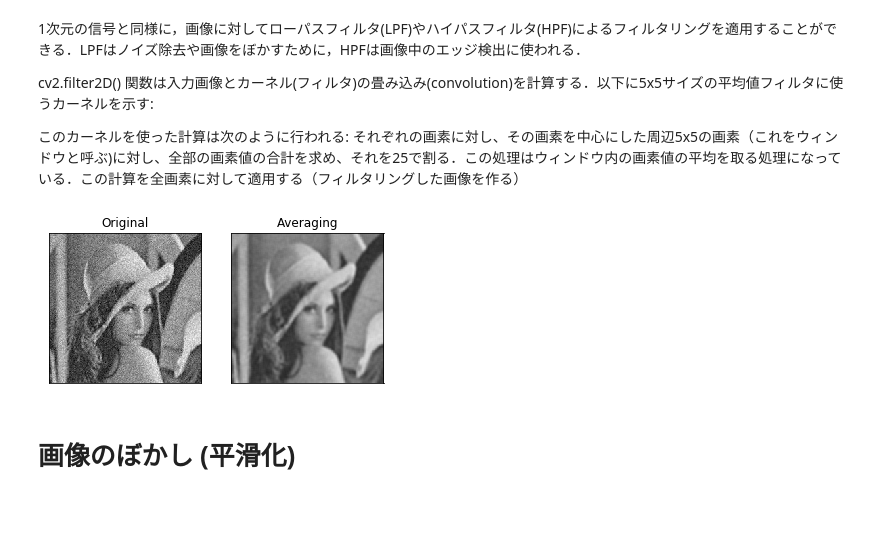
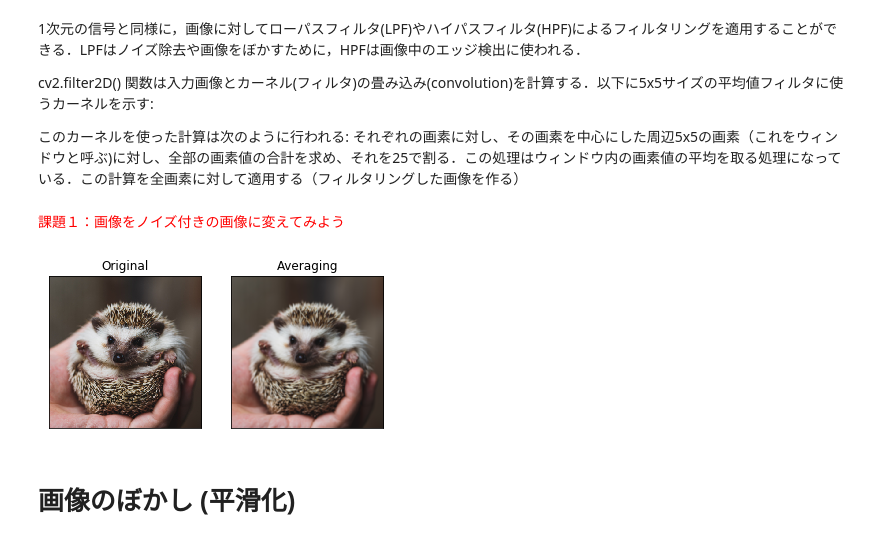
Before and after one commit to miyamotok0105/opencv_sample, a Jupyter notebook: tutorial/py_image_display/06画像の平滑化.ipynb, the cells around one changed output. Drawn from its saved outputs; the diff is of its cells as text; code cells hidden in the pictures; blank space fills up the shorter version.

```diff
--- a/tutorial/py_image_display/06画像の平滑化.ipynb
+++ b/tutorial/py_image_display/06画像の平滑化.ipynb
@@ -6,24 +6,26 @@
 cv2.filter2D() 関数は入力画像とカーネル(フィルタ)の畳み込み(convolution)を計算する．以下に5x5サイズの平均値フィルタに使うカーネルを示す:
 
 このカーネルを使った計算は次のように行われる: それぞれの画素に対し、その画素を中心にした周辺5x5の画素（これをウィンドウと呼ぶ)に対し、全部の画素値の合計を求め、それを25で割る．この処理はウィンドウ内の画素値の平均を取る処理になっている．この計算を全画素に対して適用する（フィルタリングした画像を作る）
+# %% [markdown]
+<font color="red">課題１：画像をノイズ付きの画像に変えてみよう</font>
 # %%
 import cv2
 import numpy as np
 from matplotlib import pyplot as plt
 
-img = cv2.imread('../../img/noizu.jpg')
+img = cv2.imread('../../img/hari.jpg')
 img = cv2.cvtColor(img, cv2.COLOR_BGR2RGB) #ここ！！
 
 kernel = np.ones((5,5),np.float32)/25
 dst = cv2.filter2D(img,-1,kernel)
 
 plt.subplot(121),plt.imshow(img),plt.title('Original')
 plt.xticks([]), plt.yticks([])
 plt.subplot(122),plt.imshow(dst),plt.title('Averaging')
 plt.xticks([]), plt.yticks([])
 plt.show()
 # %% [output]
-[figure, old version]
+[figure, new version]
 # %% [markdown]
 # 画像のぼかし (平滑化)
 # %% [markdown]
```
Also changed, not shown: parts of 4 cells of this notebook, 3 other files.
